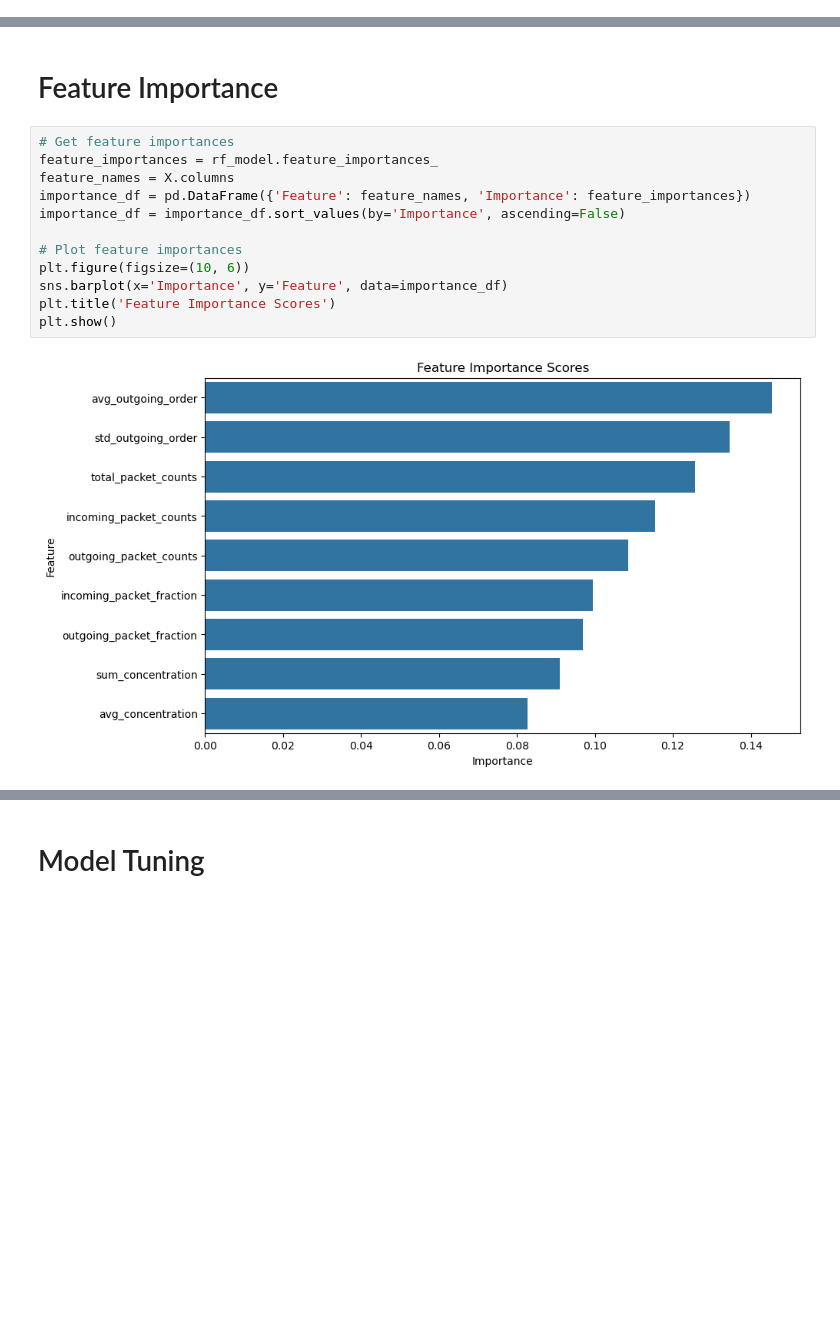
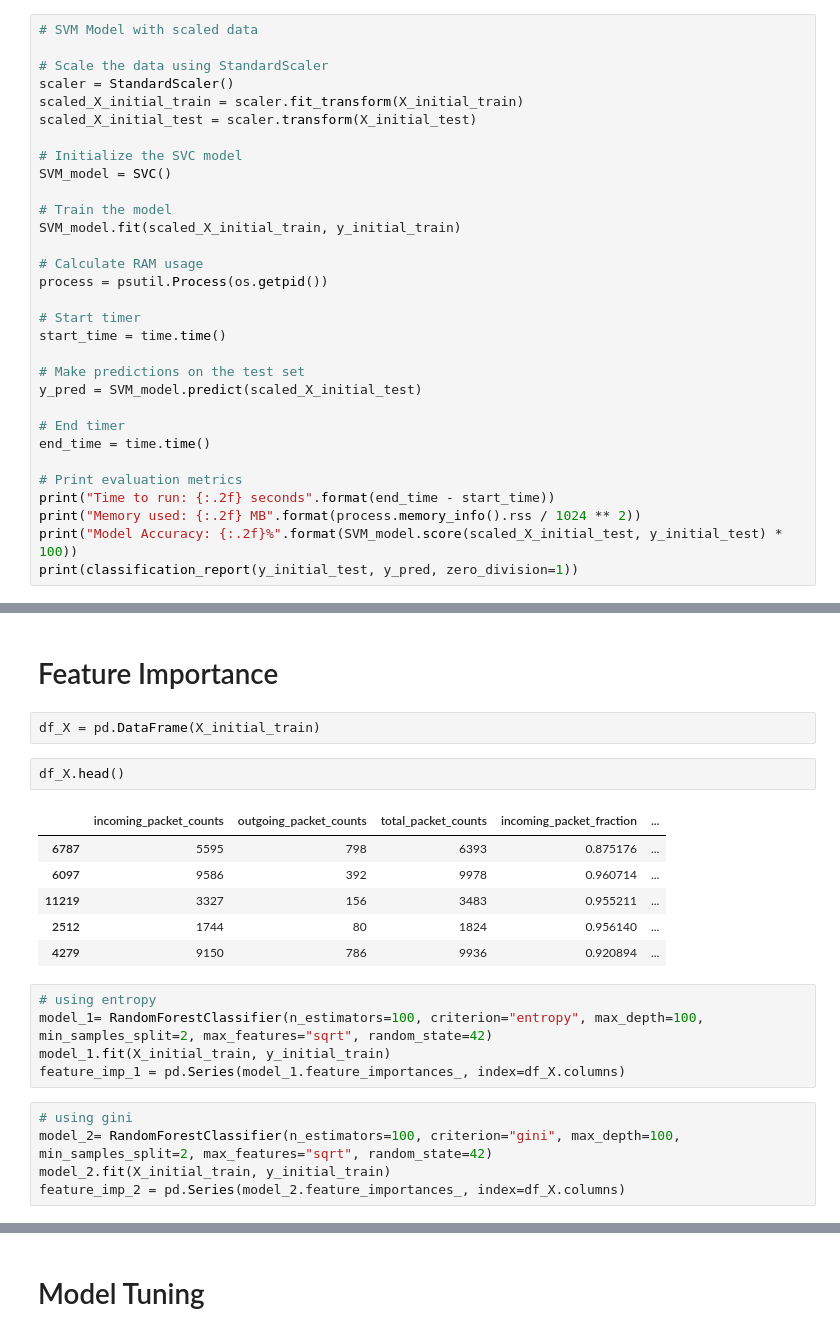
Before and after one commit to BettinaTee03/Machine-Learning-Group-Project, a Jupyter notebook: closedworld_multiclass.ipynb, the cells around one changed output, grey strips where cells are left out. Cells and saved outputs as stored; diff of their text form; blank space fills up the shorter version.

```diff
--- a/closedworld_multiclass.ipynb
+++ b/closedworld_multiclass.ipynb
@@ -136,0 +135,31 @@ Model Accuracy: 0.7257894736842105
+# %%
+# SVM Model with scaled data
+
+# Scale the data using StandardScaler
+scaler = StandardScaler()
+scaled_X_initial_train = scaler.fit_transform(X_initial_train)
+scaled_X_initial_test = scaler.transform(X_initial_test)
+
+# Initialize the SVC model
+SVM_model = SVC()
+
+# Train the model
+SVM_model.fit(scaled_X_initial_train, y_initial_train)
+
+# Calculate RAM usage
+process = psutil.Process(os.getpid())
+
+# Start timer
+start_time = time.time()
+
+# Make predictions on the test set
+y_pred = SVM_model.predict(scaled_X_initial_test)
+
+# End timer
+end_time = time.time()
+
+# Print evaluation metrics
+print("Time to run: {:.2f} seconds".format(end_time - start_time))
+print("Memory used: {:.2f} MB".format(process.memory_info().rss / 1024 ** 2))
+print("Model Accuracy: {:.2f}%".format(SVM_model.score(scaled_X_initial_test, y_initial_test) * 100))
+print(classification_report(y_initial_test, y_pred, zero_division=1))
@@ -137,16 +333,23 @@ Model Accuracy: 0.7257894736842105
 # %% [markdown]
 # Feature Importance
-# %%
-# Get feature importances
-feature_importances = rf_model.feature_importances_
-feature_names = X.columns
-importance_df = pd.DataFrame({'Feature': feature_names, 'Importance': feature_importances})
-importance_df = importance_df.sort_values(by='Importance', ascending=False)
-
-# Plot feature importances
-plt.figure(figsize=(10, 6))
-sns.barplot(x='Importance', y='Feature', data=importance_df)
-plt.title('Feature Importance Scores')
-plt.show()
-# %% [output]
-[figure, removed]
+# %%
+df_X = pd.DataFrame(X_initial_train)
+# %%
+df_X.head()
+# %% [output]
+|  | incoming_packet_counts | outgoing_packet_counts | total_packet_counts | incoming_packet_fraction | ... |
+| 6787 | 5595 | 798 | 6393 | 0.875176 | ... |
+| 6097 | 9586 | 392 | 9978 | 0.960714 | ... |
+| 11219 | 3327 | 156 | 3483 | 0.955211 | ... |
+| 2512 | 1744 | 80 | 1824 | 0.956140 | ... |
+| 4279 | 9150 | 786 | 9936 | 0.920894 | ... |
+# %%
+# using entropy
+model_1= RandomForestClassifier(n_estimators=100, criterion="entropy", max_depth=100, min_samples_split=2, max_features="sqrt", random_state=42)
+model_1.fit(X_initial_train, y_initial_train)
+feature_imp_1 = pd.Series(model_1.feature_importances_, index=df_X.columns)
+# %%
+# using gini
+model_2= RandomForestClassifier(n_estimators=100, criterion="gini", max_depth=100, min_samples_split=2, max_features="sqrt", random_state=42)
+model_2.fit(X_initial_train, y_initial_train)
+feature_imp_2 = pd.Series(model_2.feature_importances_, index=df_X.columns)
```
Also changed, not shown: parts of 53 cells of this notebook.
